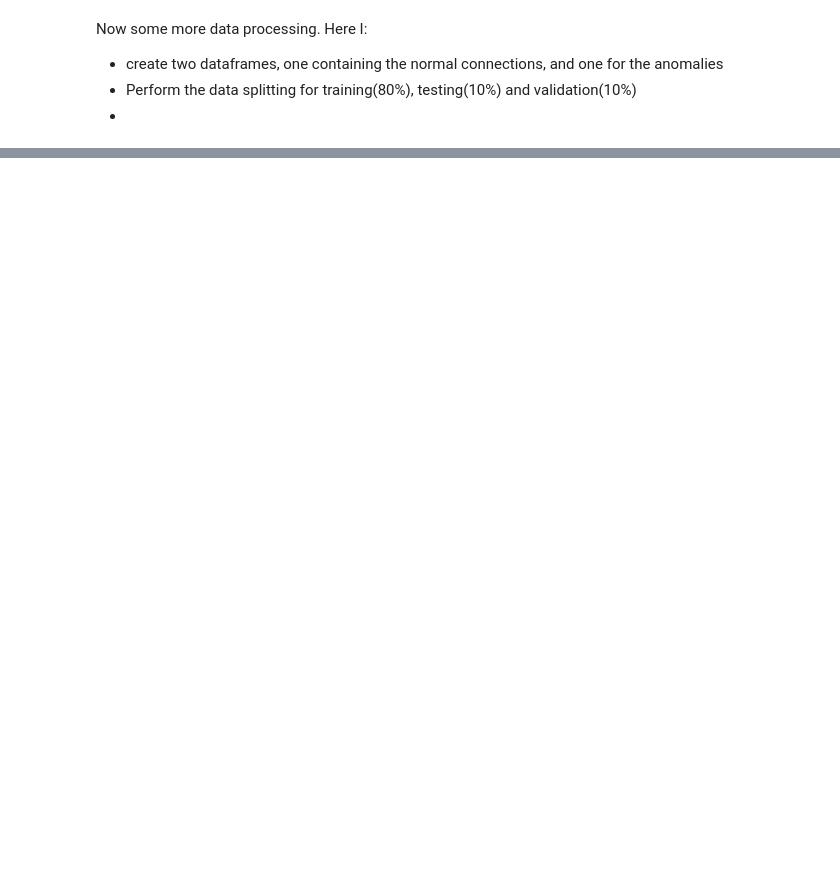
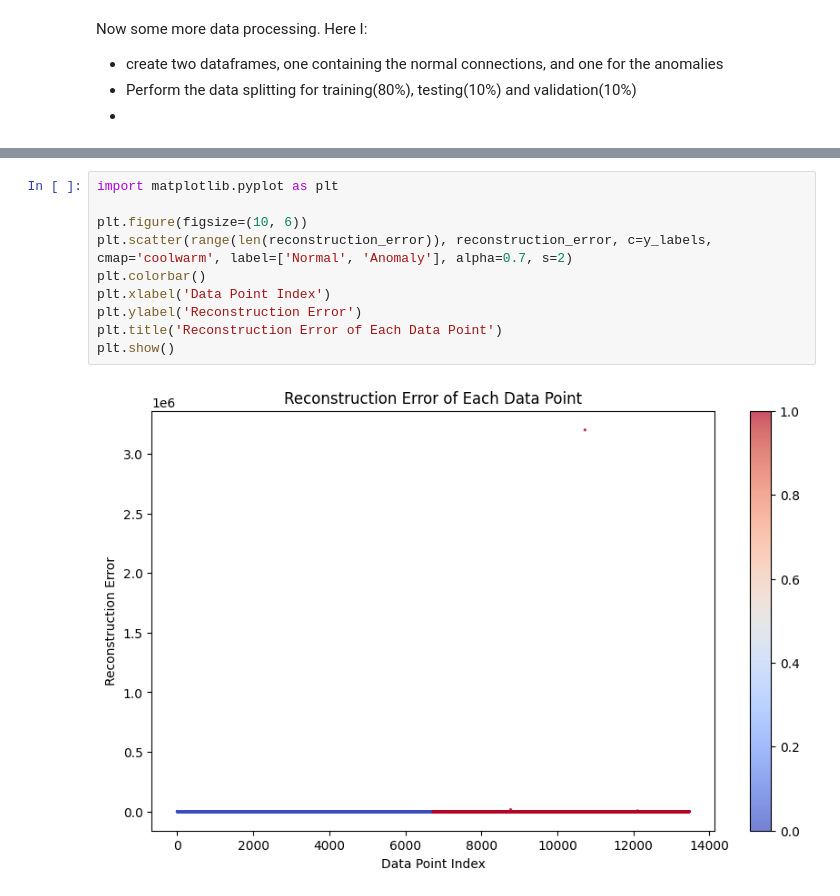
Before and after one commit to govindvirdee/Military-Autoencoder, a Jupyter notebook: notebooks/model.ipynb, the cells around one changed output, grey strips where cells are left out. Drawn from its saved outputs; the diff is of its cells as text; blank space fills up the shorter version.

```diff
--- a/notebooks/model.ipynb
+++ b/notebooks/model.ipynb
@@ -346,0 +403,12 @@ plt.show()
+# %%
+import matplotlib.pyplot as plt
+
+plt.figure(figsize=(10, 6))
+plt.scatter(range(len(reconstruction_error)), reconstruction_error, c=y_labels, cmap='coolwarm', label=['Normal', 'Anomaly'], alpha=0.7, s=2)
+plt.colorbar()
+plt.xlabel('Data Point Index')
+plt.ylabel('Reconstruction Error')
+plt.title('Reconstruction Error of Each Data Point')
+plt.show()
+# %% [output]
+[figure, added]
```
Also changed, not shown: parts of 12 cells of this notebook.
